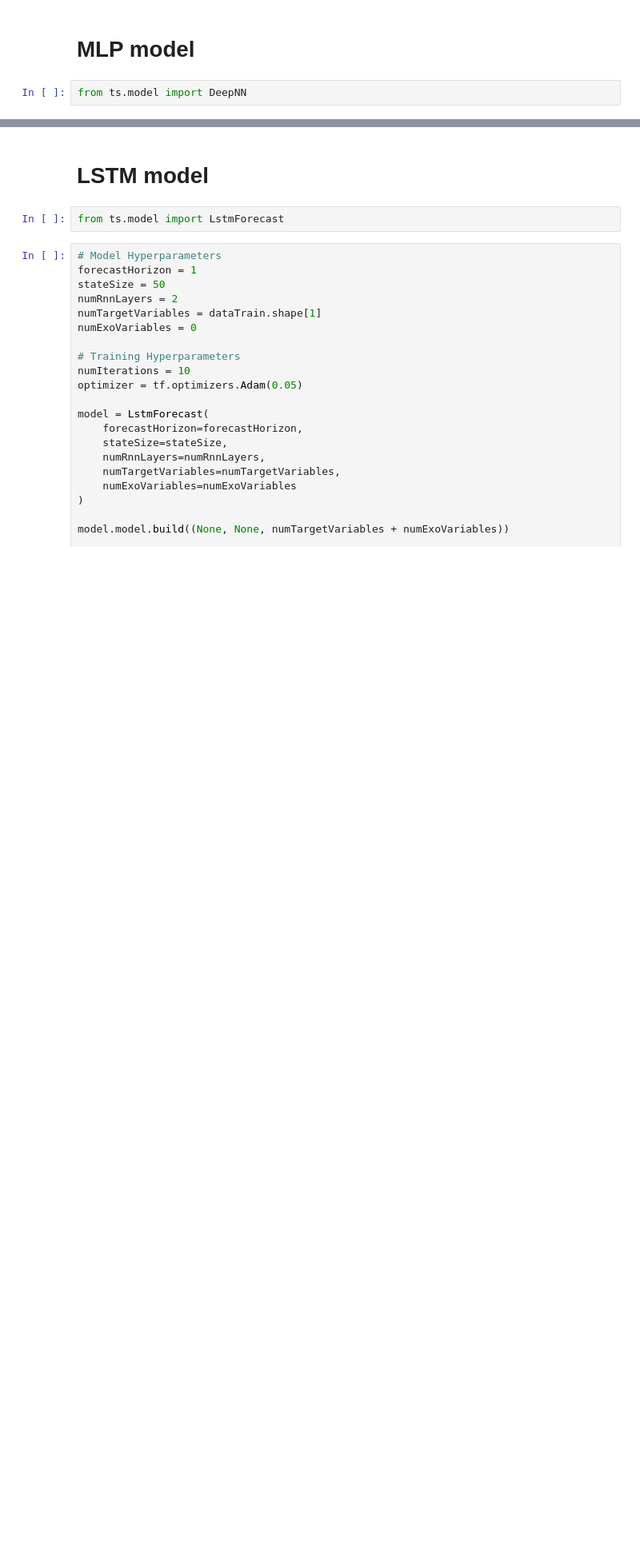
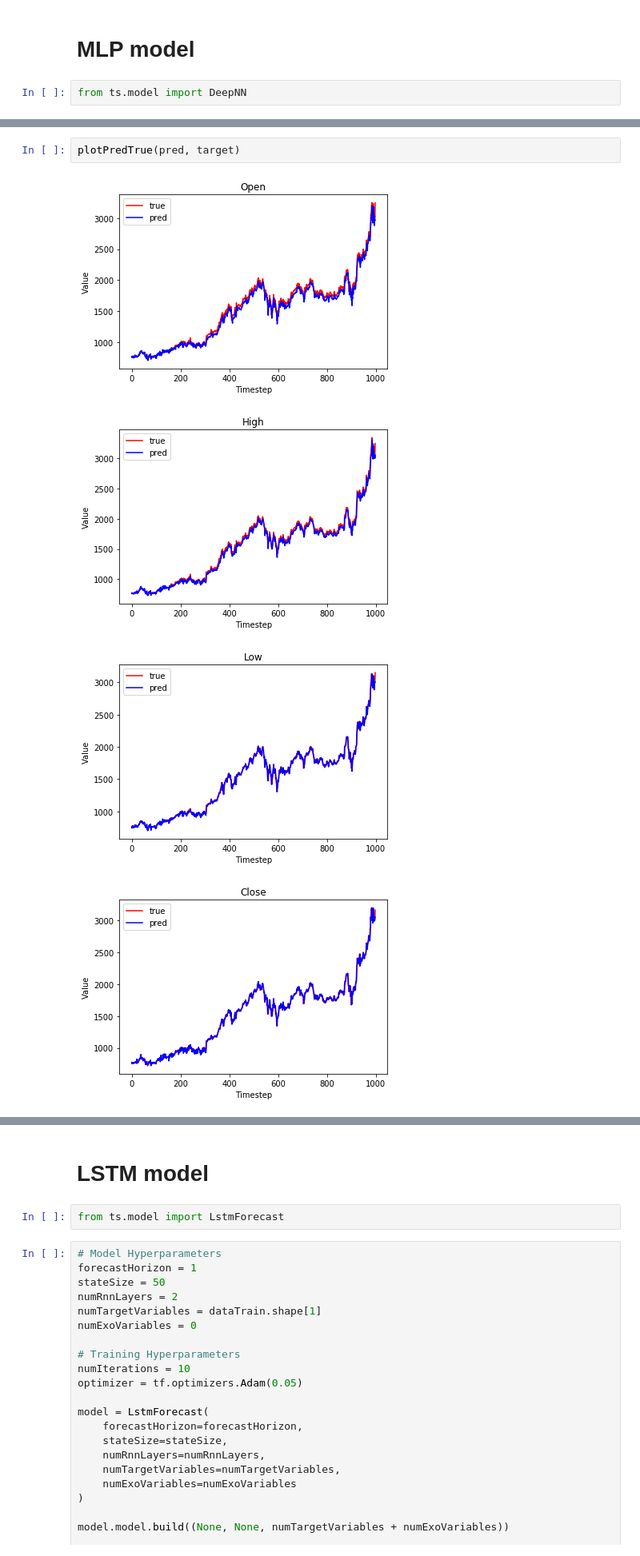
Before and after one commit to tymefighter/Forecast, a Jupyter notebook: notebooks/forecast-amazon-dataset.ipynb, the cells around one changed output, grey strips where cells are left out. Shown: that part at 80% size. Cells and saved outputs as stored; diff of their text form; blank space fills up the shorter version.

```diff
--- a/notebooks/forecast-amazon-dataset.ipynb
+++ b/notebooks/forecast-amazon-dataset.ipynb
@@ -182,0 +252,7 @@ for i, columnName in enumerate(columnNames):
+# %%
+plotPredTrue(pred, target)
+# %% [output]
+[figure, added]
+[figure, added]
+[figure, added]
+[figure, added]
```
Also changed, not shown: parts of 35 cells of this notebook, 1 other file.
